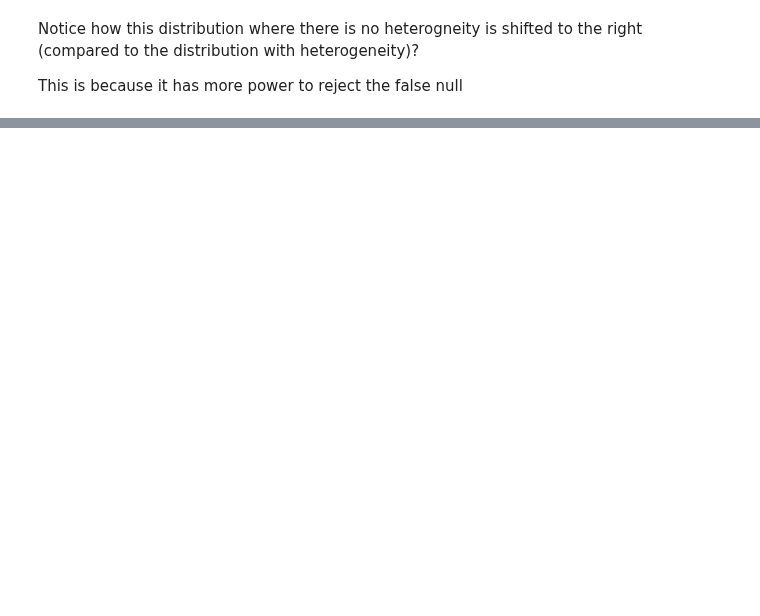
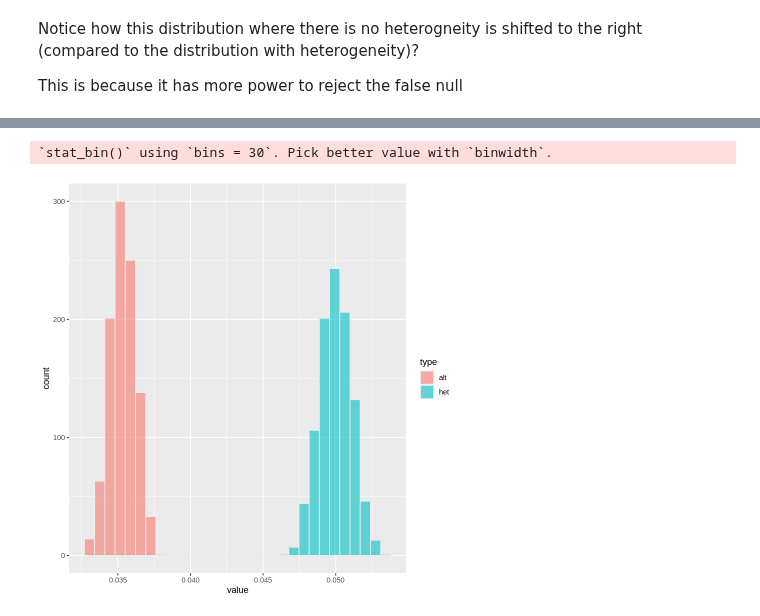
Before and after one commit to ummd/ummd.github.io, a Jupyter notebook: Teaching/RSM3053/Lecture3/Lecture3cc.ipynb, the cells around one changed output, grey strips where cells are left out. Cells and saved outputs as stored; diff of their text form; code cells hidden in the pictures; blank space fills up the shorter version.

```diff
--- a/Teaching/RSM3053/Lecture3/Lecture3cc.ipynb
+++ b/Teaching/RSM3053/Lecture3/Lecture3cc.ipynb
@@ -117,0 +136,10 @@ ggplot(data, aes(x=value, fill=type)) +
+# %%
+data <- data.frame(
+  type = c(rep("alt", S),rep("het", S)),
+  value = c(se0_alt,se0_alt_het) )
+
+ggplot(data, aes(x=value, fill=type)) +
+    geom_histogram( color="#e9ecef", alpha=0.6, position = 'identity')
+# %% [output]
+`stat_bin()` using `bins = 30`. Pick better value with `binwidth`.
+[figure, added]
```
Also changed, not shown: parts of 10 cells of this notebook.
